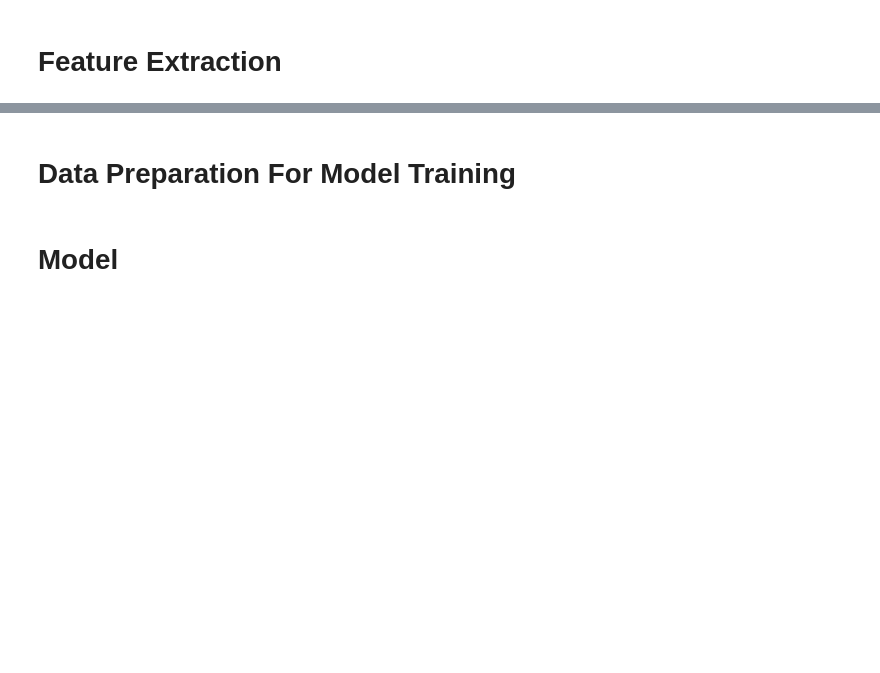
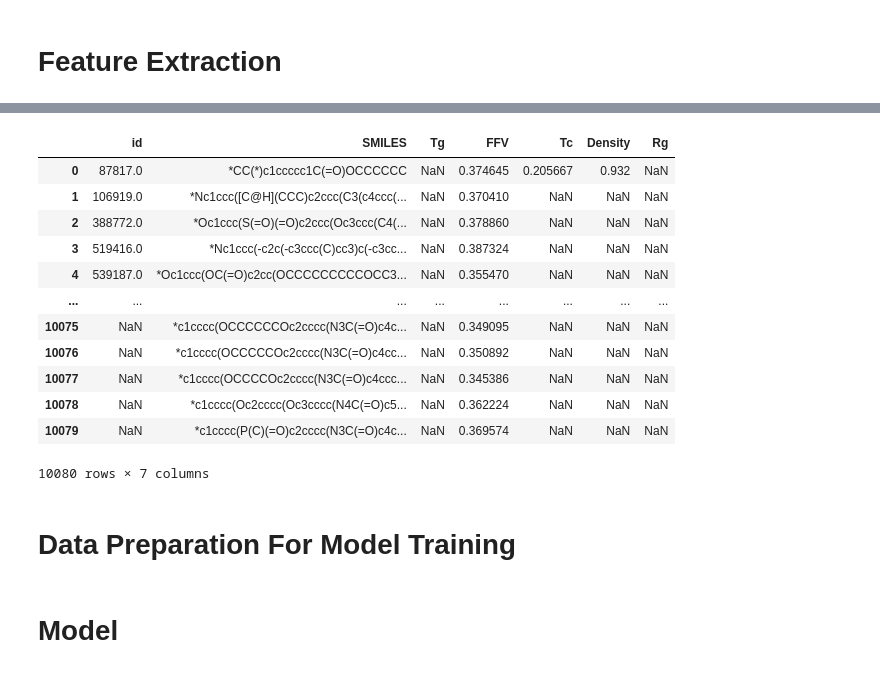
Before and after one commit to amoguscbd6969/polimer, a Jupyter notebook: baseline-copied.ipynb, the cells around one changed output, grey strips where cells are left out. Cells and saved outputs as stored; diff of their text form; code cells hidden in the pictures; blank space fills up the shorter version.

Commit message:
Kaggle Notebook | baseline_copied | Version 40

```diff
--- a/baseline-copied.ipynb
+++ b/baseline-copied.ipynb
@@ -147,7 +147,7 @@ SEED = 42
 ### Main Files
 # %%
  #We will load both the training and test datasets using pandas, and store test IDs
-#train=pd.read_csv('/kaggle/input/neurips-open-polymer-prediction-2025/train.csv')
+train=pd.read_csv('/kaggle/input/neurips-open-polymer-prediction-2025/train.csv')
 test=pd.read_csv('/kaggle/input/neurips-open-polymer-prediction-2025/test.csv')
 ss=pd.read_csv('/kaggle/input/neurips-open-polymer-prediction-2025/sample_submission.csv')
 ID=test['id']
@@ -197,24 +195,24 @@ den_ds = den_ds.select_dtypes(exclude=['object', 'category'])
 # %%
-# def make_smile_canonical(smile): # To avoid duplicates, for example: canonical '*C=C(*)C' == '*C(=C*)C'
-#     try:
-#         mol = Chem.MolFromSmiles(smile)
-#         canon_smile = Chem.MolToSmiles(mol, canonical=True)
-#         return canon_smile
-#     except:
-#         return np.nan
+def make_smile_canonical(smile): # To avoid duplicates, for example: canonical '*C=C(*)C' == '*C(=C*)C'
+    try:
+        mol = Chem.MolFromSmiles(smile)
+        canon_smile = Chem.MolToSmiles(mol, canonical=True)
+        return canon_smile
+    except:
+        return np.nan
 
-# train['SMILES'] = train['SMILES'].apply(lambda s: make_smile_canonical(s))
-# test['SMILES'] = test['SMILES'].apply(lambda s: make_smile_canonical(s))
+train['SMILES'] = train['SMILES'].apply(lambda s: make_smile_canonical(s))
+test['SMILES'] = test['SMILES'].apply(lambda s: make_smile_canonical(s))
 # %%
-# ktg_smiles.rename(columns={'Tg [K]': 'Tg'}, inplace=True)
-# tg_smiles.rename(columns={'Tg (C)': 'Tg'}, inplace=True)
-# tc_smiles.rename(columns={'TC_mean': 'Tc'}, inplace=True)
-# de_smiles.rename(columns={'density(g/cm3)': 'Density'}, inplace=True)
-# ds1_smiles.rename(columns={'TC_mean': 'Tc'}, inplace=True)
+ktg_smiles.rename(columns={'Tg [K]': 'Tg'}, inplace=True)
+tg_smiles.rename(columns={'Tg (C)': 'Tg'}, inplace=True)
+tc_smiles.rename(columns={'TC_mean': 'Tc'}, inplace=True)
+de_smiles.rename(columns={'density(g/cm3)': 'Density'}, inplace=True)
+ds1_smiles.rename(columns={'TC_mean': 'Tc'}, inplace=True)
 # %%
-# de_smiles['SMILES'] = de_smiles['SMILES'].apply(lambda s: make_smile_canonical(s))
-# de_smiles = de_smiles[(de_smiles['SMILES'].notnull())&(de_smiles['Density'].notnull())&(de_smiles['Density'] != 'nylon')]
-# de_smiles['Density'] = de_smiles['Density'].astype('float64')
-# de_smiles['Density'] -= 0.118
+de_smiles['SMILES'] = de_smiles['SMILES'].apply(lambda s: make_smile_canonical(s))
+de_smiles = de_smiles[(de_smiles['SMILES'].notnull())&(de_smiles['Density'].notnull())&(de_smiles['Density'] != 'nylon')]
+de_smiles['Density'] = de_smiles['Density'].astype('float64')
+de_smiles['Density'] -= 0.118
 
-# ktg_smiles['Tg'] = ktg_smiles['Tg'] - 273.15
+ktg_smiles['Tg'] = ktg_smiles['Tg'] - 273.15
@@ -324,3 +359,19 @@ den_ds = den_ds.select_dtypes(exclude=['object', 'category'])
+# %%
+train
+# %% [output]
+|  | id | SMILES | Tg | FFV | Tc | Density | Rg |
+| 0 | 87817.0 | *CC(*)c1ccccc1C(=O)OCCCCCC | NaN | 0.374645 | 0.205667 | 0.932 | NaN |
+| 1 | 106919.0 | *Nc1ccc([C@H](CCC)c2ccc(C3(c4ccc(... | NaN | 0.370410 | NaN | NaN | NaN |
+| 2 | 388772.0 | *Oc1ccc(S(=O)(=O)c2ccc(Oc3ccc(C4(... | NaN | 0.378860 | NaN | NaN | NaN |
+| 3 | 519416.0 | *Nc1ccc(-c2c(-c3ccc(C)cc3)c(-c3cc... | NaN | 0.387324 | NaN | NaN | NaN |
+| 4 | 539187.0 | *Oc1ccc(OC(=O)c2cc(OCCCCCCCCCOCC3... | NaN | 0.355470 | NaN | NaN | NaN |
+| ... | ... | ... | ... | ... | ... | ... | ... |
+| 10075 | NaN | *c1cccc(OCCCCCCOc2cccc(N3C(=O)c4c... | NaN | 0.349095 | NaN | NaN | NaN |
+| 10076 | NaN | *c1cccc(OCCCCCOc2cccc(N3C(=O)c4cc... | NaN | 0.350892 | NaN | NaN | NaN |
+| 10077 | NaN | *c1cccc(OCCCCOc2cccc(N3C(=O)c4ccc... | NaN | 0.345386 | NaN | NaN | NaN |
+| 10078 | NaN | *c1cccc(Oc2cccc(Oc3cccc(N4C(=O)c5... | NaN | 0.362224 | NaN | NaN | NaN |
+| 10079 | NaN | *c1cccc(P(C)(=O)c2cccc(N3C(=O)c4c... | NaN | 0.369574 | NaN | NaN | NaN |
+10080 rows × 7 columns
 # %% [markdown]
 # Data Preparation For Model Training
 # %%
```
Also changed, not shown: parts of 23 cells of this notebook.
